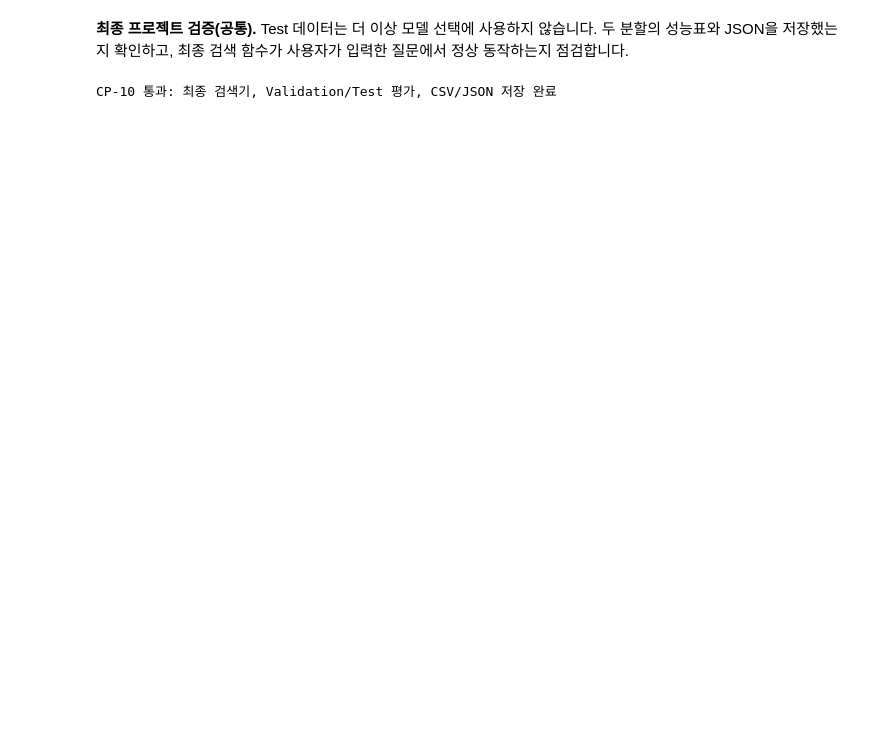
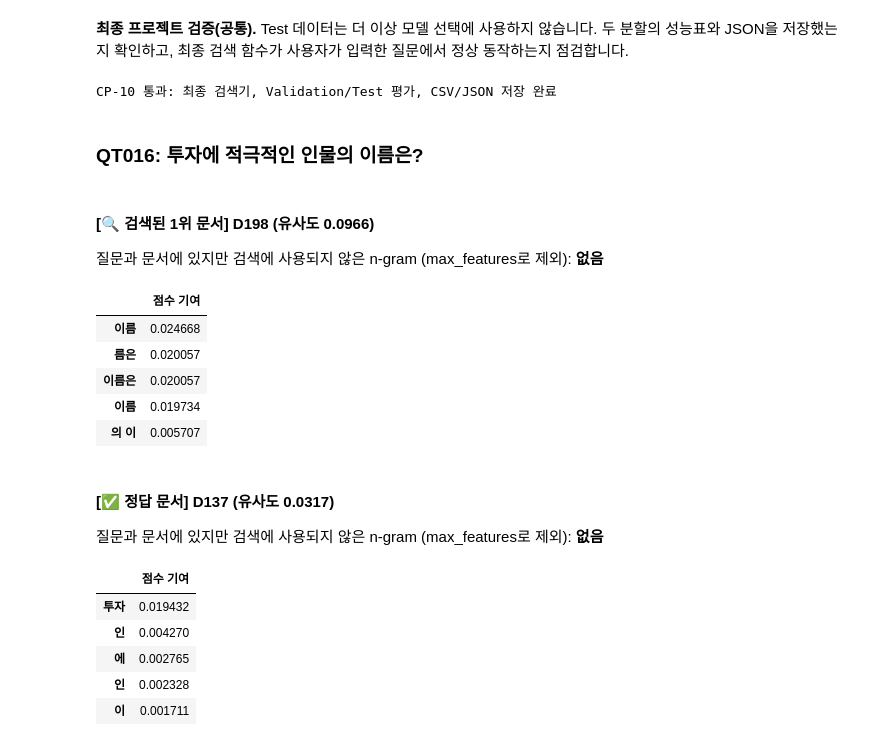
Before and after one commit to mobiemh/ai-miniproject02, a Jupyter notebook: NLP_BERT_MiniProject_Student.ipynb, the cells around one changed output. Saved outputs shown, nothing was run; the diff lists cells and outputs as text; code cells hidden in the pictures; blank space fills up the shorter version.

```diff
--- a/NLP_BERT_MiniProject_Student.ipynb
+++ b/NLP_BERT_MiniProject_Student.ipynb
@@ -1200,6 +1204,53 @@ assert search_docs('이 기사에서 설명하는 현상은 무엇인가요?', 3
 print('CP-10 통과: 최종 검색기, Validation/Test 평가, CSV/JSON 저장 완료')
 # %% [output]
 CP-10 통과: 최종 검색기, Validation/Test 평가, CSV/JSON 저장 완료
+# %%
+from IPython.display import HTML
+tv, an = tfidf_vectorizer, tfidf_vectorizer.build_analyzer()
+questions = pd.concat([valid_df, test_df]).set_index('query_id')
+
+# query_id의 정답 문서와 TF-IDF 1위 문서에 대해
+# ① 질문과 공통인데 max_features로 사전에서 빠져 점수에 못 쓰인 n-gram
+# ② n-gram별 점수 기여 를 보여줍니다.
+#
+# qid   : 질문 번호 (str) - Validation('QV014'), Test('QT003') 모두 가능
+# top_n : 점수 기여 표에 보여줄 n-gram 개수 (int, 기본 5)
+def inspect(qid, top_n=5):
+    q, gold = questions.loc[qid, ['question', 'relevant_doc_id']]
+    display(HTML(f'<h3>{qid}: {q}</h3>'))
+    for label, d in {'🔍 검색된 1위 문서': search_tfidf(q, 1)[0]['doc_id'], '✅ 정답 문서': gold}.items():
+        i = corpus_df.index[corpus_df.doc_id == d][0]
+        miss = sorted(set(an(q)) & set(an(corpus_df.text[i])) - tv.vocabulary_.keys())
+        c = tv.transform([q]).multiply(tfidf_docs[i]).tocsr()
+        display(HTML(f'<h4>[{label}] {d} (유사도 {c.sum():.4f})</h4>질문과 문서에 있지만 검색에 사용되지 않은 n-gram (max_features로 제외): <b>{", ".join(miss) or "없음"}</b>'))
+        display(pd.Series(c.data, tv.get_feature_names_out()[c.indices], name='점수 기여').nlargest(top_n).to_frame())
+
+# 거제조선소의 기업설명회에서 발표한 인물의 이름은?
+# inspect('QT003')
+
+# 웃는 감정을 그대로 표현한다는 뉘앙스를 갖는 ㅋ의 용법은?
+# inspect('QT012')
+
+# 투자에 적극적인 인물의 이름은?
+inspect('QT016')
+# %% [output]
+QT016: 투자에 적극적인 인물의 이름은?
+[🔍 검색된 1위 문서] D198 (유사도 0.0966)
+질문과 문서에 있지만 검색에 사용되지 않은 n-gram (max_features로 제외): 없음
+|  | 점수 기여 |
+| 이름 | 0.024668 |
+| 름은 | 0.020057 |
+| 이름은 | 0.020057 |
+| 이름 | 0.019734 |
+| 의 이 | 0.005707 |
+[✅ 정답 문서] D137 (유사도 0.0317)
+질문과 문서에 있지만 검색에 사용되지 않은 n-gram (max_features로 제외): 없음
+|  | 점수 기여 |
+| 투자 | 0.019432 |
+| 인 | 0.004270 |
+| 에 | 0.002765 |
+| 인 | 0.002328 |
+| 이 | 0.001711 |
 # %% [markdown]
 **[기록] 결과 해석 — CP-10**
 
```
Also changed, not shown: parts of 5 cells of this notebook, 4 other files.
